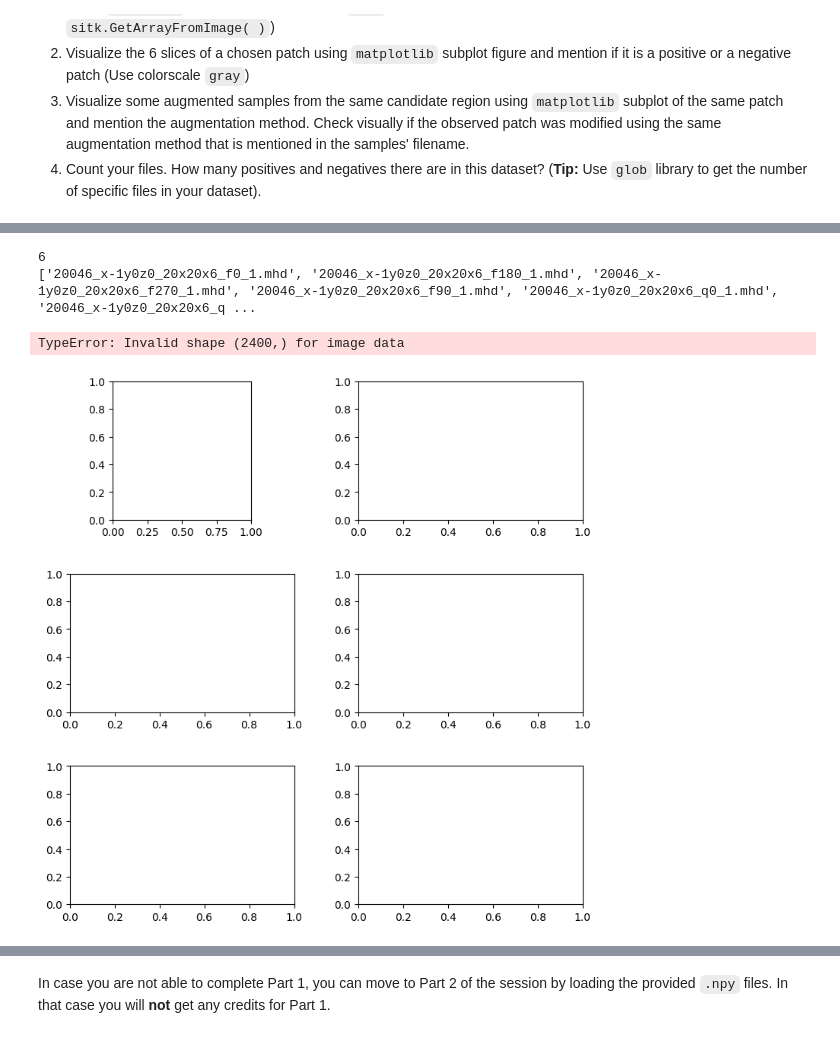
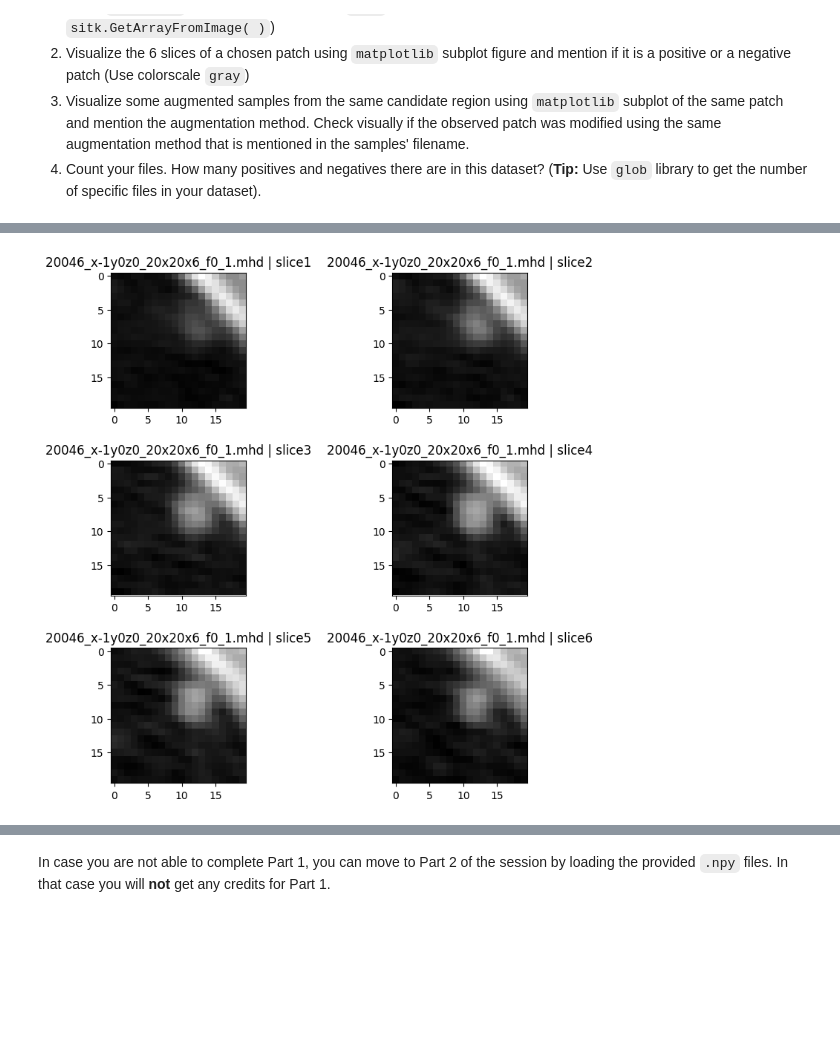
Before and after one commit to cesarz10/Health-Information, a Jupyter notebook: WPO-5/WPO5_AlineJacquart_CesarZapata_2024.ipynb, the cells around one changed output, grey strips where cells are left out. Drawn from its saved outputs; the diff is of its cells as text; code cells hidden in the pictures; blank space fills up the shorter version.

```diff
--- a/WPO-5/WPO5_AlineJacquart_CesarZapata_2024.ipynb
+++ b/WPO-5/WPO5_AlineJacquart_CesarZapata_2024.ipynb
@@ -226,9 +178,0 @@ from matplotlib import pyplot as plt
-# %%
-# path = "drive/MyDrive/UGent/Health-info-and-support/WPO-5/"
-# print(os.path.abspath('drive/MyDrive/UGent/Health-info-and-support/WPO-5/25637_x0y0z-1_20x20x6_q270_1.mhd'))
-print(os.path.abspath('20046_x-1y0z0_20x20x6_f0_1.mhd'))
-print(os.path.isfile("MiniLunaDataset3\\20046_x-1y0z0_20x20x6_f0_1.mhd"))
-print(os.path.join('MiniLunaDataset3', '20046_x-1y0z0_20x20x6_f0_1.mhd'))
-image = sitk.ReadImage(os.path.join('MiniLunaDataset3', '20046_x-1y0z0_20x20x6_f0_1.mhd'))
-plt.figure(figsize=(5, 20))
-plt.imshow(sitk.GetArrayFromImage(image), cmap=plt.cm.Greys_r)
@@ -241,60 +179,49 @@ TypeError: Invalid shape (6, 20, 20) for image data
 # %%
 # Code for Part 1: Task 2
-def loadImage(filename):
-    image = sitk.ReadImage(filename)
-    return image
 
-def showImages(images):
-    # plt.figure(figsize=(5, 20))
-    # plt.imshow(sitk.GetArrayViewFromImage(image), cmap=plt.cm.Greys_r)
-    arr_images = []
-    for image in images:
-      arr_images.append(loadImage(f"MiniLunaDataset3/{image}"))
+# function to show the 6 different slices for a given image of the dataset
+def showImageSlices(image_name, path, dir):
 
-    # plotting images with corresponding histograms
+    image = sitk.ReadImage(f"{path}/{dir}/{image_name}") # loading image
+    img_to_read = sitk.GetArrayFromImage(image) # converting to array
+    arr_image = [] # empty array for slices
+
+    for i in range(6):
+      arr_image.append(img_to_read[i, :, :]) # appending slices to empty array
+
+    # plotting image slices
     figs, axs = plt.subplots(3, 2, figsize=(8, 8))
     figs.tight_layout(pad=3.0)
 
-    axs[0][0].imshow(arr_images[0], cmap='grey')
-    axs[0][0].set_title(f"{images[0]}")
+    axs[0][0].imshow(arr_image[0], cmap='gray')
+    axs[0][0].set_title(f"{image_name} | slice1")
 
-    axs[0][1].imshow(arr_images[1], cmap='grey')
-    axs[0][1].set_title(f"{images[1]}")
+    axs[0][1].imshow(arr_image[1], cmap='gray')
+    axs[0][1].set_title(f"{image_name} | slice2")
 
-    axs[1][0].imshow(arr_images[2], cmap='grey')
-    axs[1][0].set_title(f"{images[2]}")
+    axs[1][0].imshow(arr_image[2], cmap='gray')
+    axs[1][0].set_title(f"{image_name} | slice3")
 
-    axs[1][1].imshow(arr_images[3], cmap='grey')
-    axs[1][1].set_title(f"{images[3]}")
+    axs[1][1].imshow(arr_image[3], cmap='gray')
+    axs[1][1].set_title(f"{image_name} | slice4")
 
-    axs[2][0].imshow(arr_images[4], cmap='grey')
-    axs[2][0].set_title(f"{images[4]}")
+    axs[2][0].imshow(arr_image[4], cmap='gray')
+    axs[2][0].set_title(f"{image_name} | slice5")
 
-    axs[2][1].imshow(arr_images[5], cmap='grey')
-    axs[2][1].set_title(f"{images[5]}")
+    axs[2][1].imshow(arr_image[5], cmap='gray')
+    axs[2][1].set_title(f"{image_name} | slice6")
 
     plt.show()
 
-# looking for the images in the patch: trying patch 25637
-dir_path = 'MiniLunaDataset3'
-files = os.listdir(dir_path)
-patch = '20046'
 
-images_arr = []
-# a ver como es la vuelta pues
-for file in files:
-  if len(images_arr) >= 6: break
-  if patch in file and 'mhd' in file:
-    images_arr.append(file)
+# looking for the images in the patch: trying patch 20046_x-1y0z0_20x20x6_f0_1.mhd
+abs_path = "drive/MyDrive/UGent/Health-info-and-support/WPO-5/" # THIS CHANGES FOR EVERYONE, LOOK AT PERSONAL PATH
+images_dir = 'MiniLunaDataset3'
+patch = '20046_x-1y0z0_20x20x6_f0_1.mhd'
 
-print(f"{len(images_arr)}\n{images_arr}")
-
-showImages(images_arr)
+showImageSlices(patch, abs_path, images_dir)
 # %% [output]
-6
-['20046_x-1y0z0_20x20x6_f0_1.mhd', '20046_x-1y0z0_20x20x6_f180_1.mhd', '20046_x-1y0z0_20x20x6_f270_1.mhd', '20046_x-1y0z0_20x20x6_f90_1.mhd', '20046_x-1y0z0_20x20x6_q0_1.mhd', '20046_x-1y0z0_20x20x6_q ...
-TypeError: Invalid shape (2400,) for image data
-[figure, old version]
+[figure, new version]
 # %% [markdown]
 ### Task 3: Data pre-processing
 In order to use neural-networks, we need to pre-process the data and store it in a way which can be easily interpreted by keras.
```
Also changed, not shown: parts of 7 cells of this notebook.
